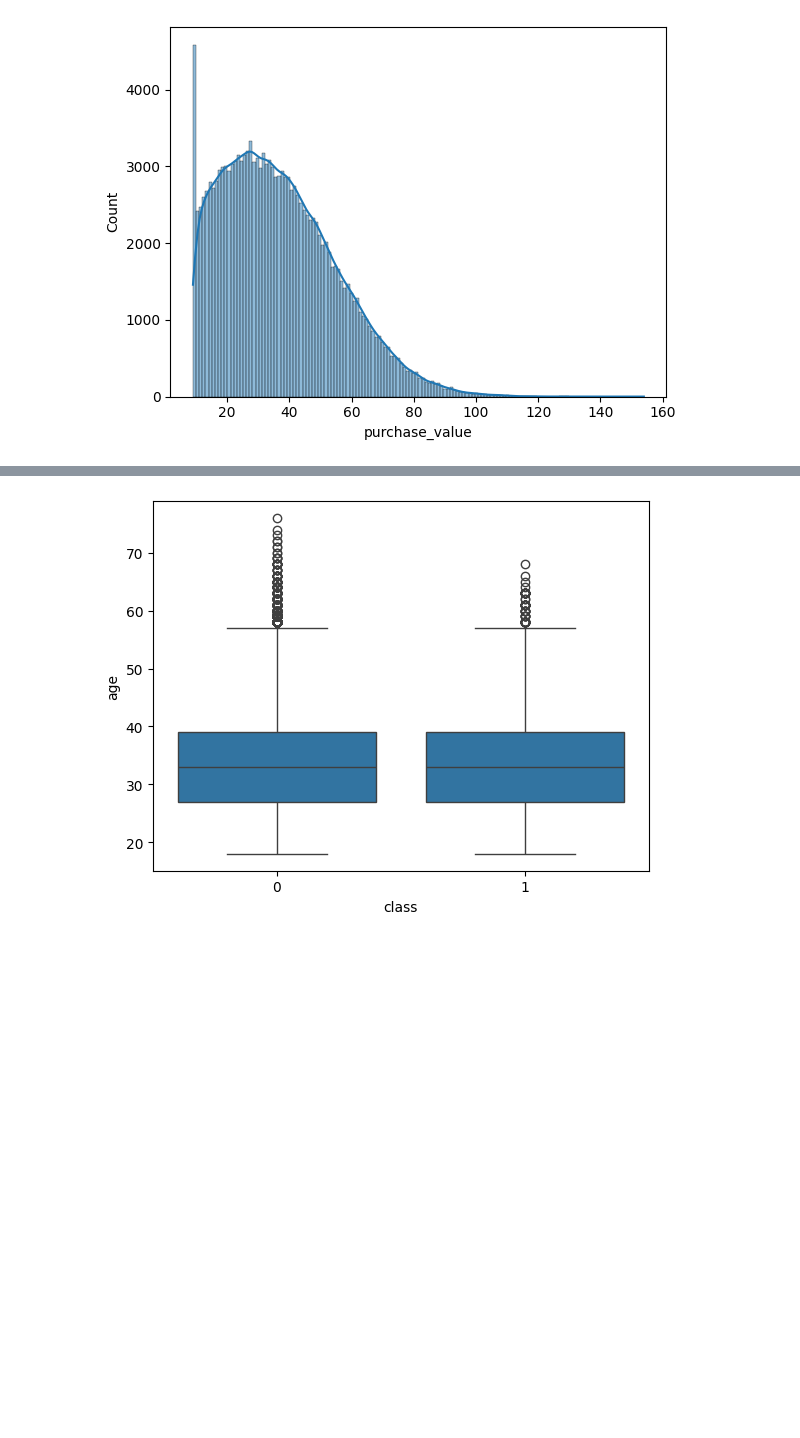
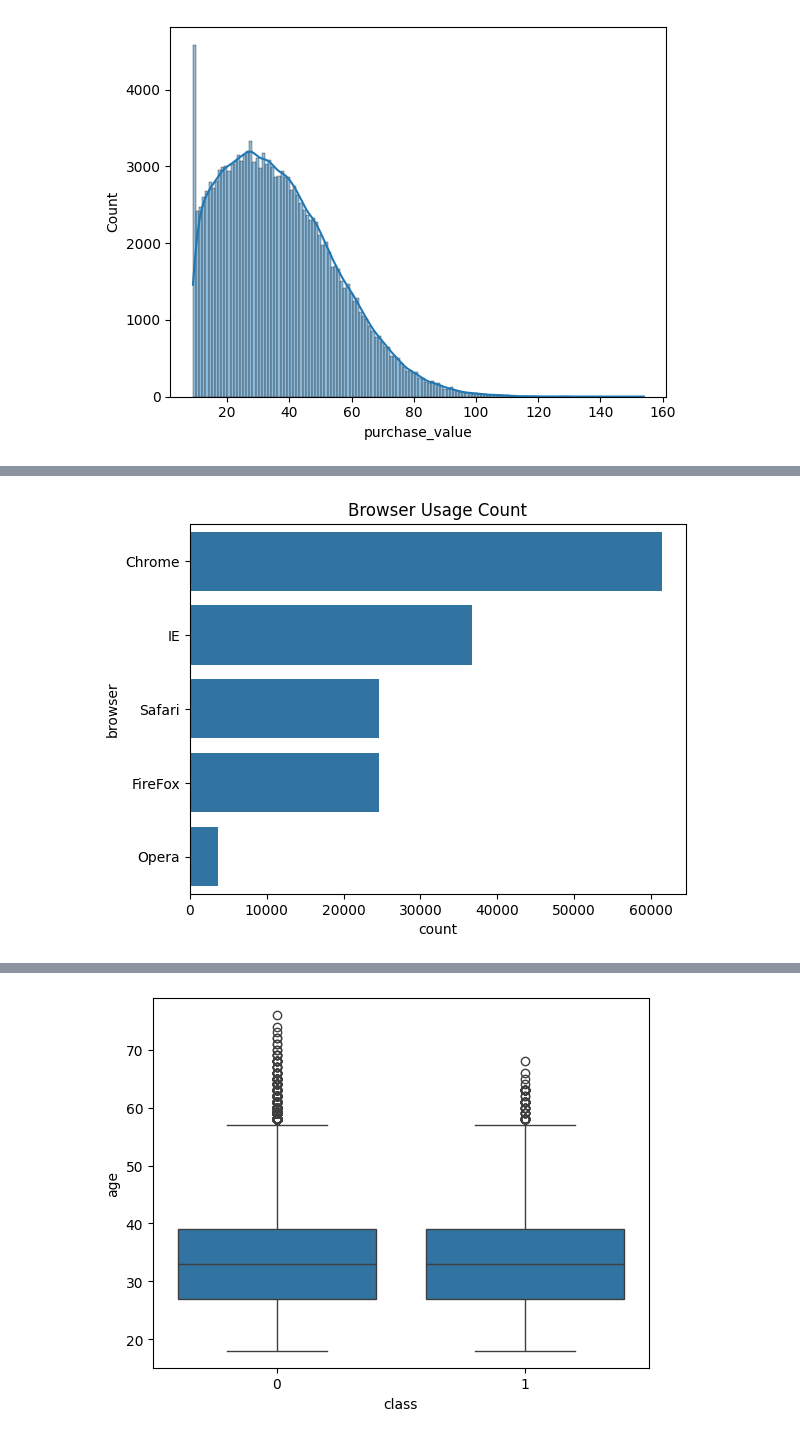
Before and after one commit to hlemma03-netizen/fraud-detection, a Jupyter notebook: notebooks/eda-fraud-data.ipynb, the cells around one changed output, grey strips where cells are left out. Drawn from its saved outputs; the diff is of its cells as text; code cells hidden in the pictures; blank space fills up the shorter version.

```diff
--- a/notebooks/eda-fraud-data.ipynb
+++ b/notebooks/eda-fraud-data.ipynb
@@ -122,0 +132,10 @@ plt.show()
+# %%
+sns.countplot(
+    y="browser",
+    data=fraud_df,
+    order=fraud_df["browser"].value_counts().index
+)
+plt.title("Browser Usage Count")
+plt.show()
+# %% [output]
+[figure, added]
```
Also changed, not shown: parts of 11 cells of this notebook, 6 other files.
